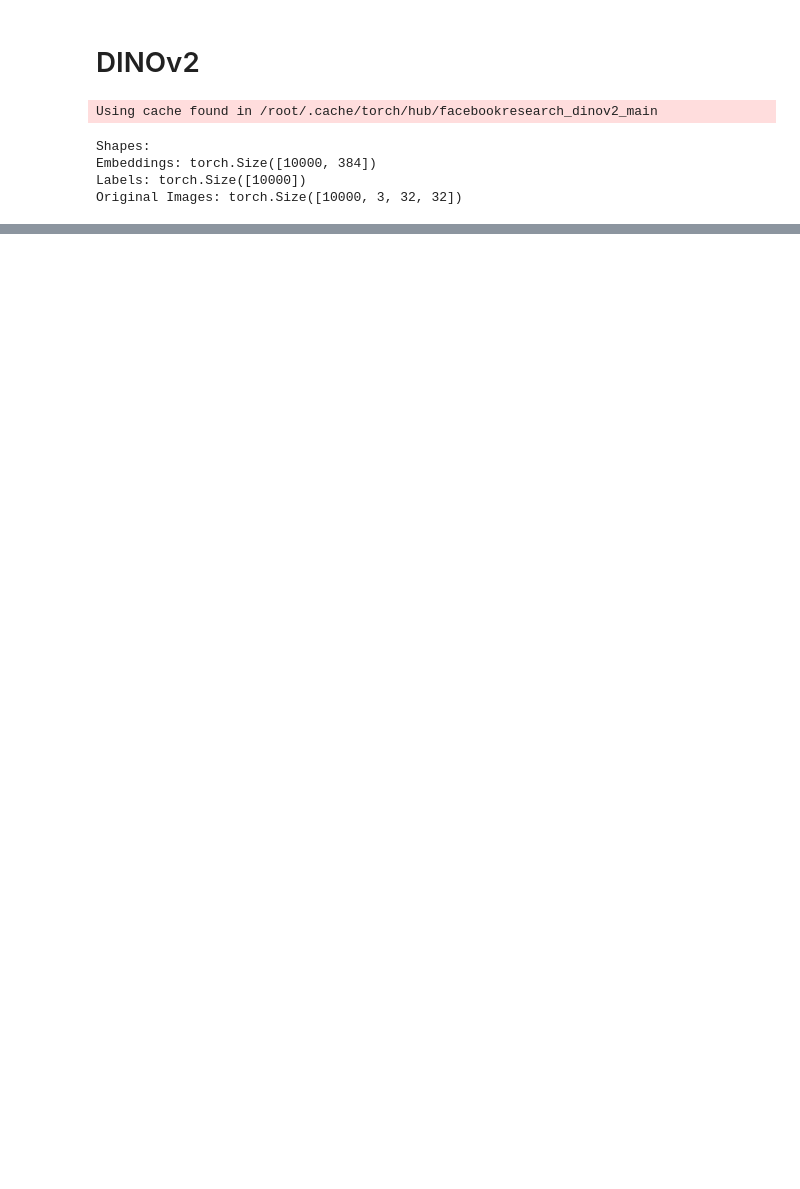
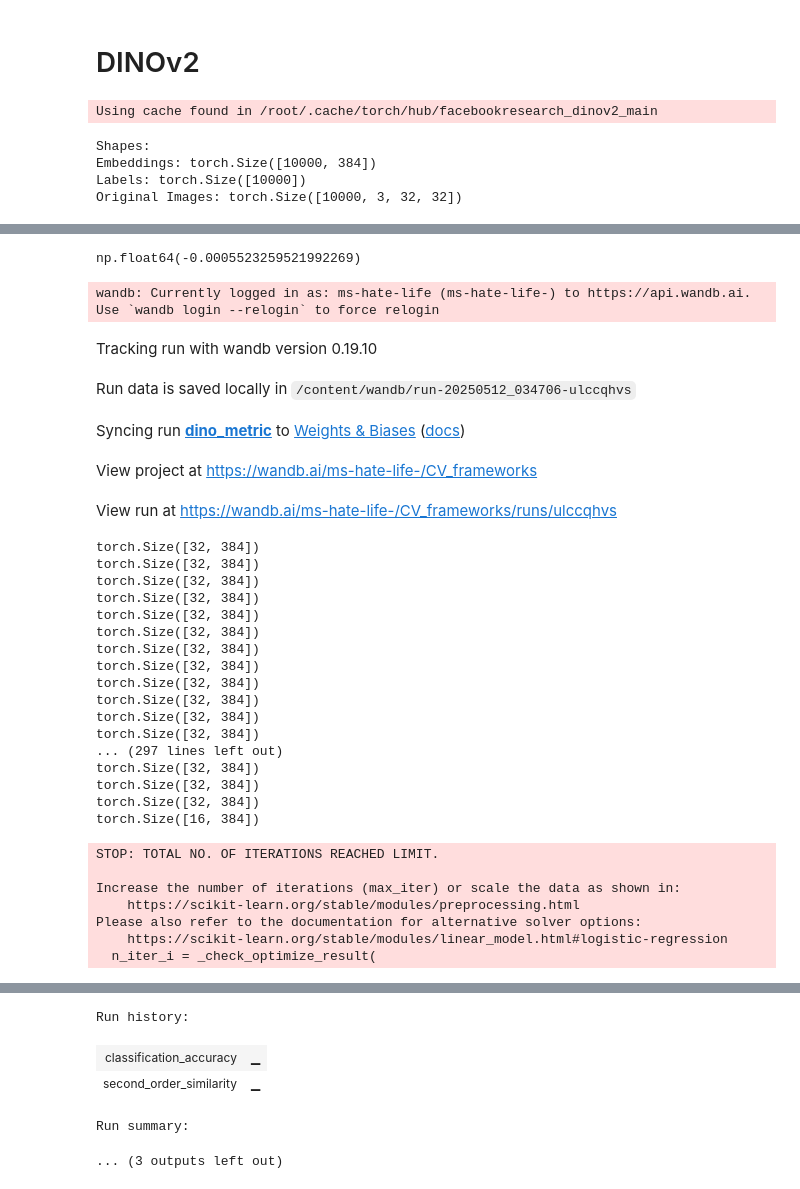
Before and after one commit to GersteinJo/CV-frameworks, a Jupyter notebook: Encoder_playground_dino.ipynb, the cells around one changed output, grey strips where cells are left out. Drawn from its saved outputs; the diff is of its cells as text; code cells hidden in the pictures; blank space fills up the shorter version.

```diff
--- a/Encoder_playground_dino.ipynb
+++ b/Encoder_playground_dino.ipynb
@@ -354,14 +541,14 @@ cifar_original = datasets.CIFAR10(
 # Create DataLoaders
 loader_dinov2 = torch.utils.data.DataLoader(
     cifar_dinov2,
-    batch_size=512,
+    batch_size=32,
     num_workers=4,
     pin_memory=True,
 )
 
 loader_original = torch.utils.data.DataLoader(
     cifar_original,
-    batch_size=512,
+    batch_size=32,
     num_workers=4,
     pin_memory=True,
 )
@@ -370,3 +575,47 @@ embeddings, labels, original_images = encode_set(student, loader_dinov2, loader_
 # %%
-correlation_dissimilarity(embeddings, original_images)
-train_linear_classifier(embeddings, labels)
+correlation_dissimilarity(embeddings[:5000], original_images[5000:10000])
+# train_linear_classifier(embeddings, labels)
+# %% [output]
+np.float64(-0.0005523259521992269)
+# %%
+run_name = f'dino_metric'
+config = {
+    "encoder" : "dino",
+    "type_log" : "metric",
+}
+
+logger = wandb.init(project = 'CV_frameworks', config = config, name = run_name)
+
+run(student, loader_dinov2, loader_original, logger, device=device)
+logger.finish()
+# %% [output]
+wandb: Currently logged in as: ms-hate-life (ms-hate-life-) to https://api.wandb.ai. Use `wandb login --relogin` to force relogin
+Tracking run with wandb version 0.19.10
+Run data is saved locally in /content/wandb/run-20250512_034706-ulccqhvs
+Syncing run dino_metric to Weights & Biases (docs)
+View project at https://wandb.ai/ms-hate-life-/CV_frameworks
+View run at https://wandb.ai/ms-hate-life-/CV_frameworks/runs/ulccqhvs
+torch.Size([32, 384])
+torch.Size([32, 384])
+torch.Size([32, 384])
+torch.Size([32, 384])
+torch.Size([32, 384])
+torch.Size([32, 384])
+torch.Size([32, 384])
+torch.Size([32, 384])
+torch.Size([32, 384])
+torch.Size([32, 384])
+torch.Size([32, 384])
+torch.Size([32, 384])
+... (297 lines left out)
+torch.Size([32, 384])
+torch.Size([32, 384])
+torch.Size([32, 384])
+torch.Size([16, 384])
+STOP: TOTAL NO. OF ITERATIONS REACHED LIMIT.
+
+Increase the number of iterations (max_iter) or scale the data as shown in:
+    https://scikit-learn.org/stable/modules/preprocessing.html
+Please also refer to the documentation for alternative solver options:
+    https://scikit-learn.org/stable/modules/linear_model.html#logistic-regression
+  n_iter_i = _check_optimize_result(
@@ -372,0 +623,5 @@ train_linear_classifier(embeddings, labels)
+Run history:
+| classification_accuracy | ▁ |
+| second_order_similarity | ▁ |
+Run summary:
+... (3 outputs left out)
```
Also changed, not shown: parts of 9 cells of this notebook.
